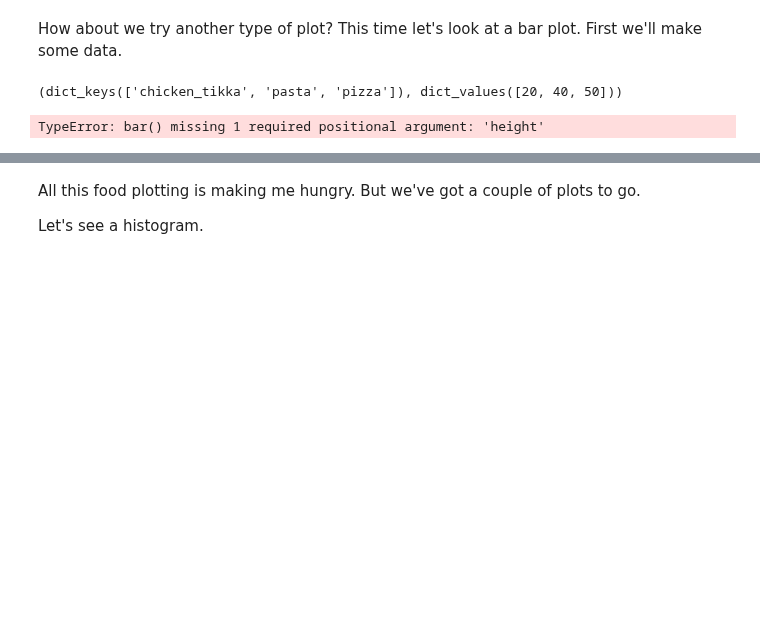
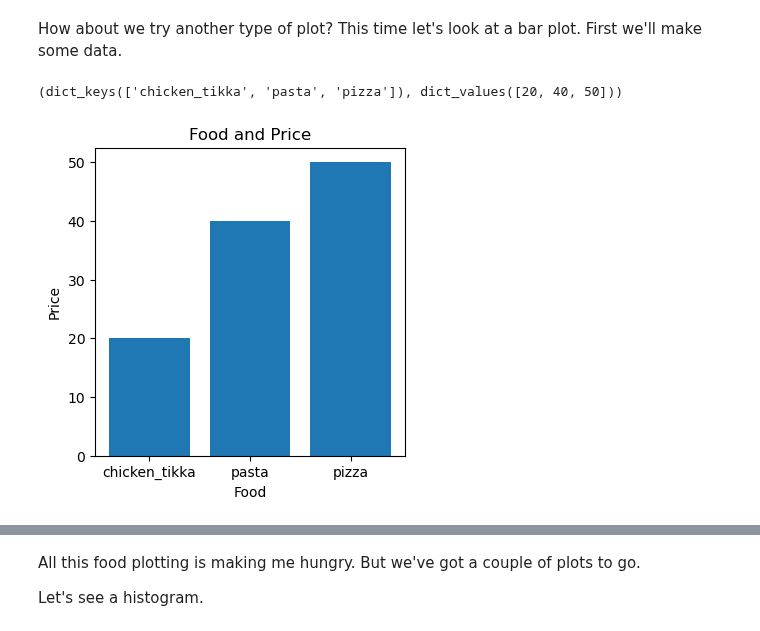
Before and after one commit to FairozAhmadSheikh/Machine_and_Deep_Learning_Basic_To_Advance, a Jupyter notebook: Exercises/matplotlib-exercises.ipynb, the cells around one changed output, grey strips where cells are left out. Drawn from its saved outputs; the diff is of its cells as text; code cells hidden in the pictures; blank space fills up the shorter version.

Commit message:
Subplots using OOMethod Matplotlib

```diff
--- a/Exercises/matplotlib-exercises.ipynb
+++ b/Exercises/matplotlib-exercises.ipynb
@@ -138,10 +138,13 @@ foods.keys(),foods.values()
 # %%
 # Create a bar graph where the x-axis is the keys of the dictionary
 # and the y-axis is the values of the dictionary
-plt.bar(yfoods.keys(),foods.values())
-
+fig,ax=plt.subplots(figsize=(4,4))
+ax.bar(foods.keys(),foods.values())
 # Add a title, xlabel and ylabel to the plot
+ax.set(title='Food and Price',
+      xlabel='Food',
+      ylabel='Price');
 # %% [output]
-TypeError: bar() missing 1 required positional argument: 'height'
+[figure, added]
 # %%
 # Make the same plot as above, except this time make the bars go horizontal
```
Also changed, not shown: parts of 5 cells of this notebook.
